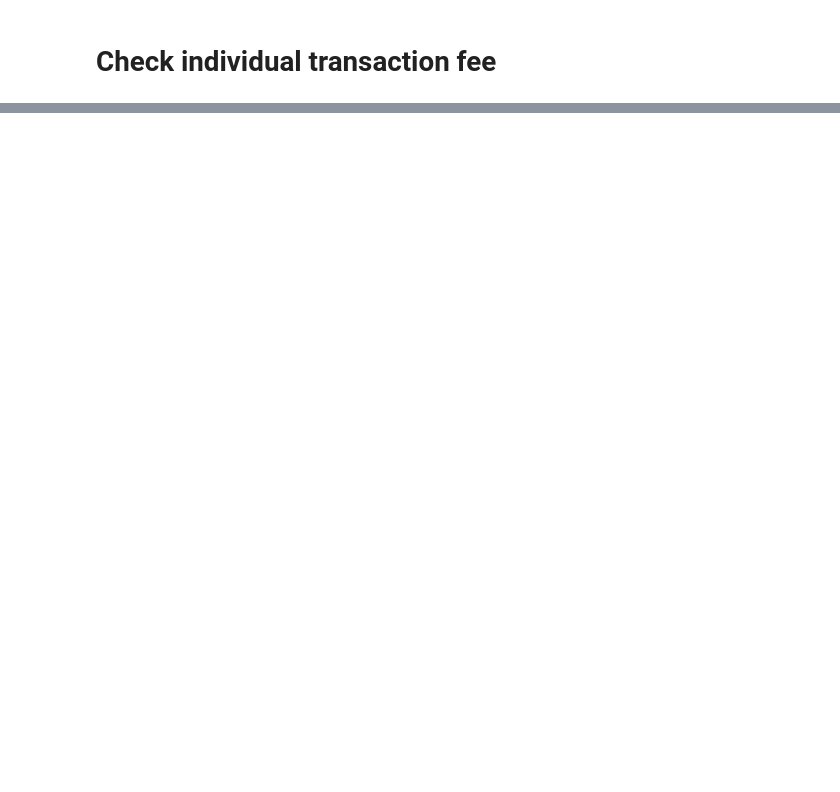
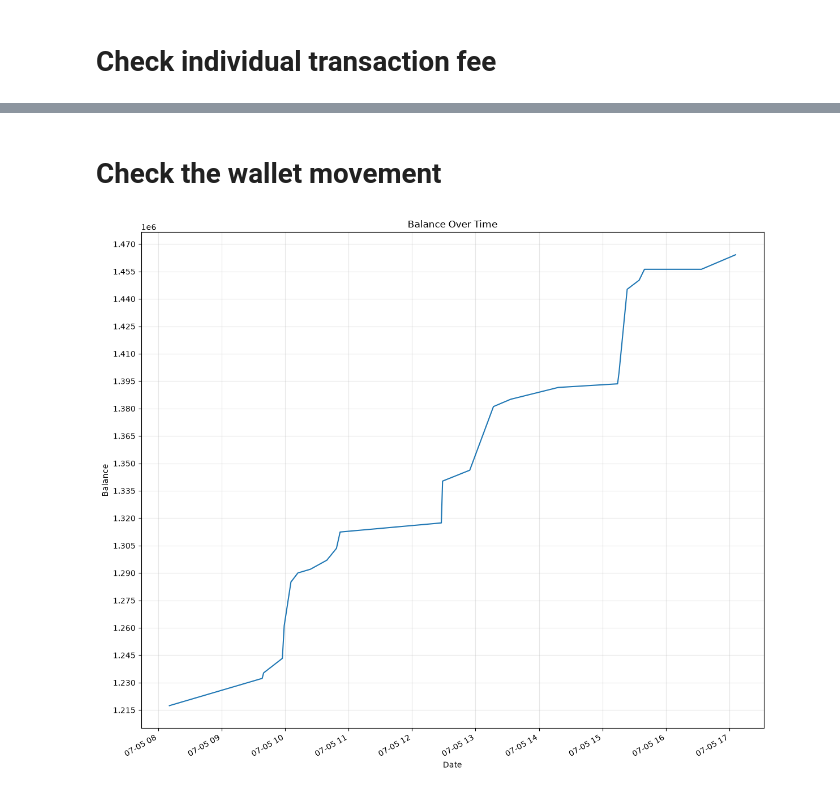
Before and after one commit to TheRealToky/adminator, a Jupyter notebook: scripts/fetch_table.ipynb, the cells around one changed output, grey strips where cells are left out. Cells and saved outputs as stored; diff of their text form; code cells hidden in the pictures; blank space fills up the shorter version.

```diff
--- a/scripts/fetch_table.ipynb
+++ b/scripts/fetch_table.ipynb
@@ -130,0 +134,27 @@ df_subset
+# %% [markdown]
+# Check the wallet movement
+# %%
+import matplotlib.pyplot as plt
+import matplotlib.ticker as ticker
+import pandas as pd
+
+# Convert the date column to datetime (adjust 'Date' to your actual column name)
+df_subset['Date'] = pd.to_datetime(df_subset['Date'])
+
+# Sort by date so the line plots in chronological order
+df_subset = df_subset.sort_values('Date')
+
+plt.figure(figsize=(12, 10))
+plt.plot(df_subset['Date'], df_subset['Balance'])
+plt.title('Balance Over Time')
+plt.xlabel('Date')
+plt.ylabel('Balance')
+plt.grid(True, alpha=0.3)
+
+plt.gca().yaxis.set_major_locator(ticker.MaxNLocator(nbins=20))
+
+plt.gcf().autofmt_xdate()  # rotates and aligns the date labels nicely
+plt.tight_layout()
+plt.show()
+# %% [output]
+[figure, added]
```
Also changed, not shown: parts of 9 cells of this notebook, 19 other files.
